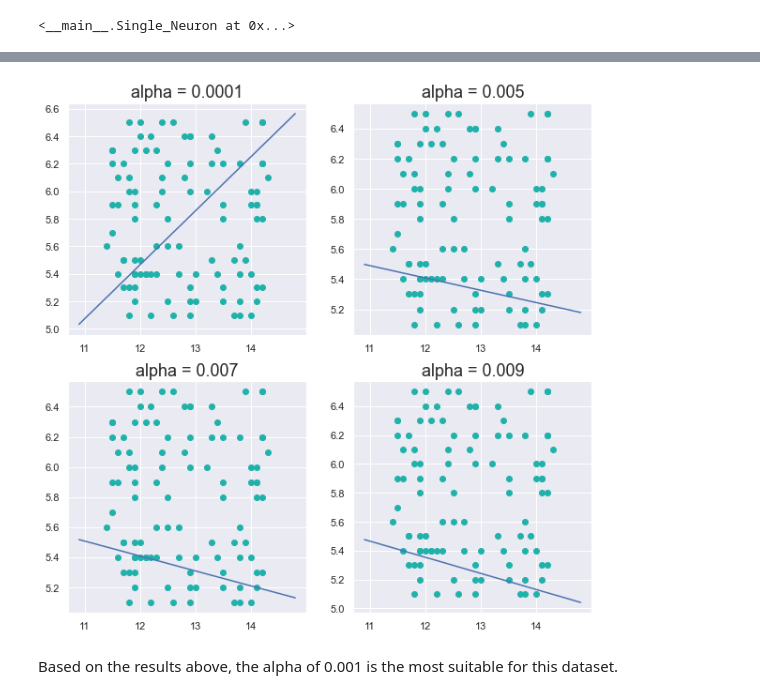
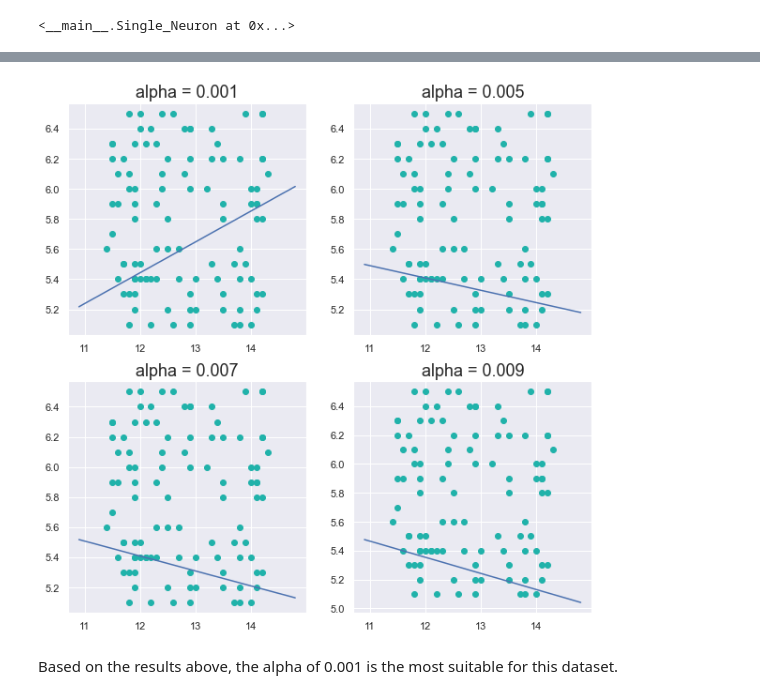
Before and after one commit to rjxgonzalez/INDE_577_Data-Science-and-Machine-Learning-, a Jupyter notebook: Supervised Learning/Regression/Linear Regression/Linear Regression.ipynb, the cells around one changed output, grey strips where cells are left out. Saved outputs shown, nothing was run; the diff lists cells and outputs as text; code cells hidden in the pictures.

```diff
--- a/Supervised Learning/Regression/Linear Regression/Linear Regression.ipynb
+++ b/Supervised Learning/Regression/Linear Regression/Linear Regression.ipynb
@@ -175,20 +175,20 @@ Text(0.5, 1.0, 'MSE Error at Each Epoch During Training')
 # %%
 # Possible choices of learning rate
-alphas = [0.0001, 0.005, 0.007, 0.009]
+alphas = [0.001, 0.005, 0.007, 0.009]
 
 domain = np.linspace(np.min(X) - .5, np.max(X) + .5, 100)
 
 # Call the subplots method for plotting a grid of figures
 fig, axs = plt.subplots(2, 2, figsize=(10,10))
 
 # Loop over the axs and alpha values
 for ax, alpha in zip(axs.flat, alphas):
     node = Single_Neuron(linear_activation)
     node.train(X, y, alpha = alpha, epochs = 1000)
     ax.plot(domain, node.predict(domain.reshape(-1, 1)))
     ax.scatter(X, y, color = "lightseagreen")
     ax.set_title(f"alpha = {alpha}", fontsize = 18)
 # %% [output]
-[figure, old version]
+[figure, new version]
 # %% [markdown]
 Based on the results above, the alpha of 0.001 is the most suitable for this dataset.
```
Also changed, not shown: parts of 4 cells of this notebook.
